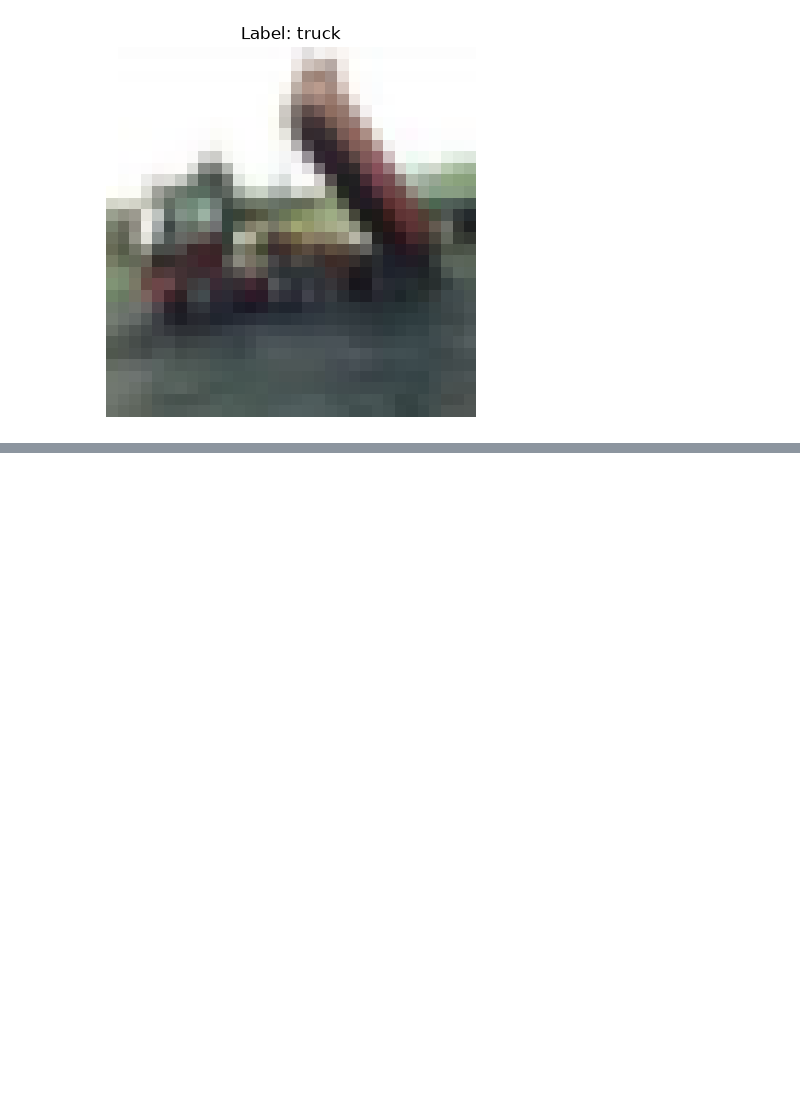
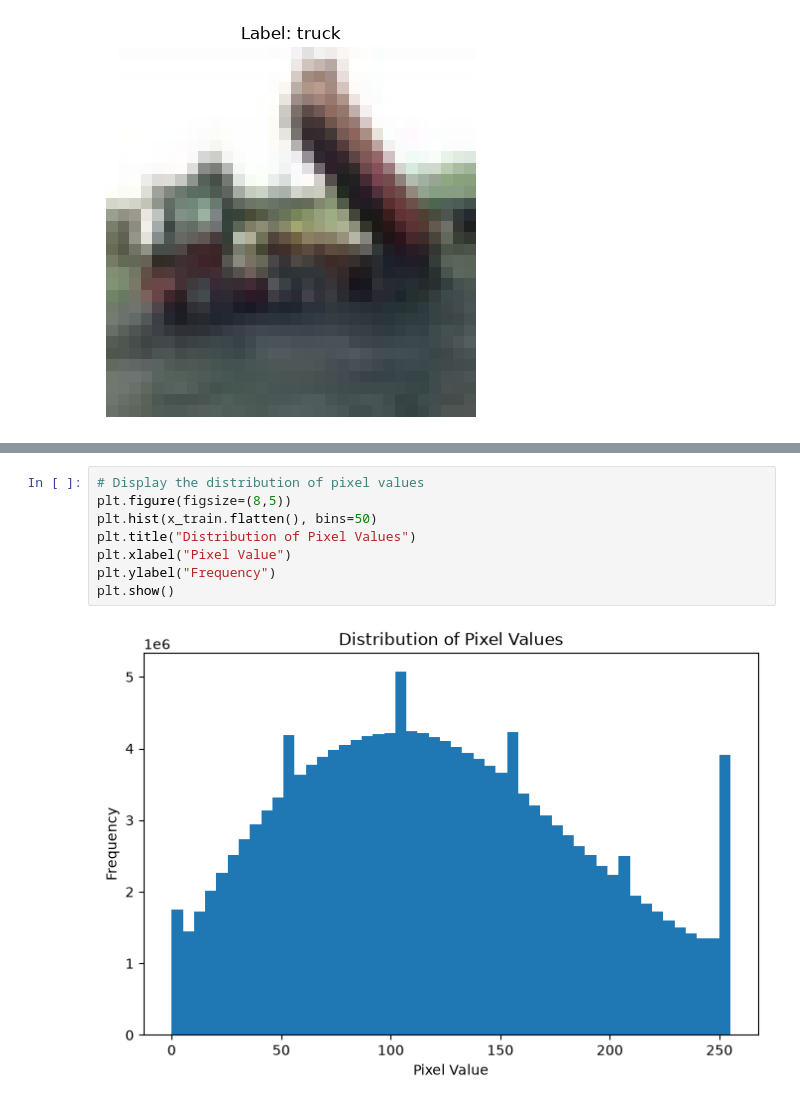
Before and after one commit to gaatma/Robustness-of-Convolutional-Neural-Networks-Under-Adversarial-Perturbations, a Jupyter notebook: notebook/01_Data_Loading_and_EDA.ipynb, the cells around one changed output, grey strips where cells are left out. Saved outputs shown, nothing was run; the diff lists cells and outputs as text; blank space fills up the shorter version.

```diff
--- a/notebook/01_Data_Loading_and_EDA.ipynb
+++ b/notebook/01_Data_Loading_and_EDA.ipynb
@@ -85,0 +167,10 @@ plt.show()
+# %%
+# Display the distribution of pixel values
+plt.figure(figsize=(8,5))
+plt.hist(x_train.flatten(), bins=50)
+plt.title("Distribution of Pixel Values")
+plt.xlabel("Pixel Value")
+plt.ylabel("Frequency")
+plt.show()
+# %% [output]
+[figure, added]
```
Also changed, not shown: parts of 9 cells of this notebook, 5 other files.
